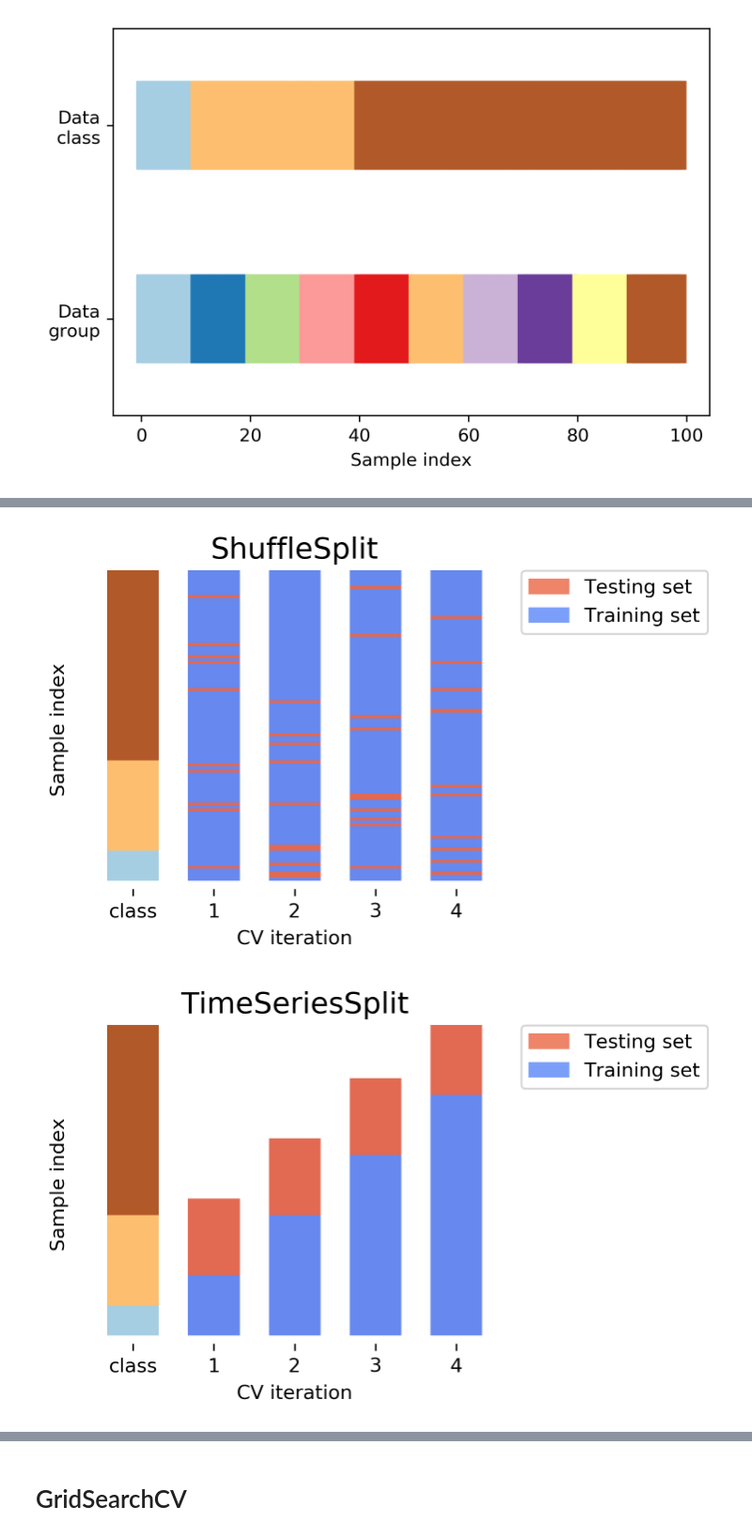
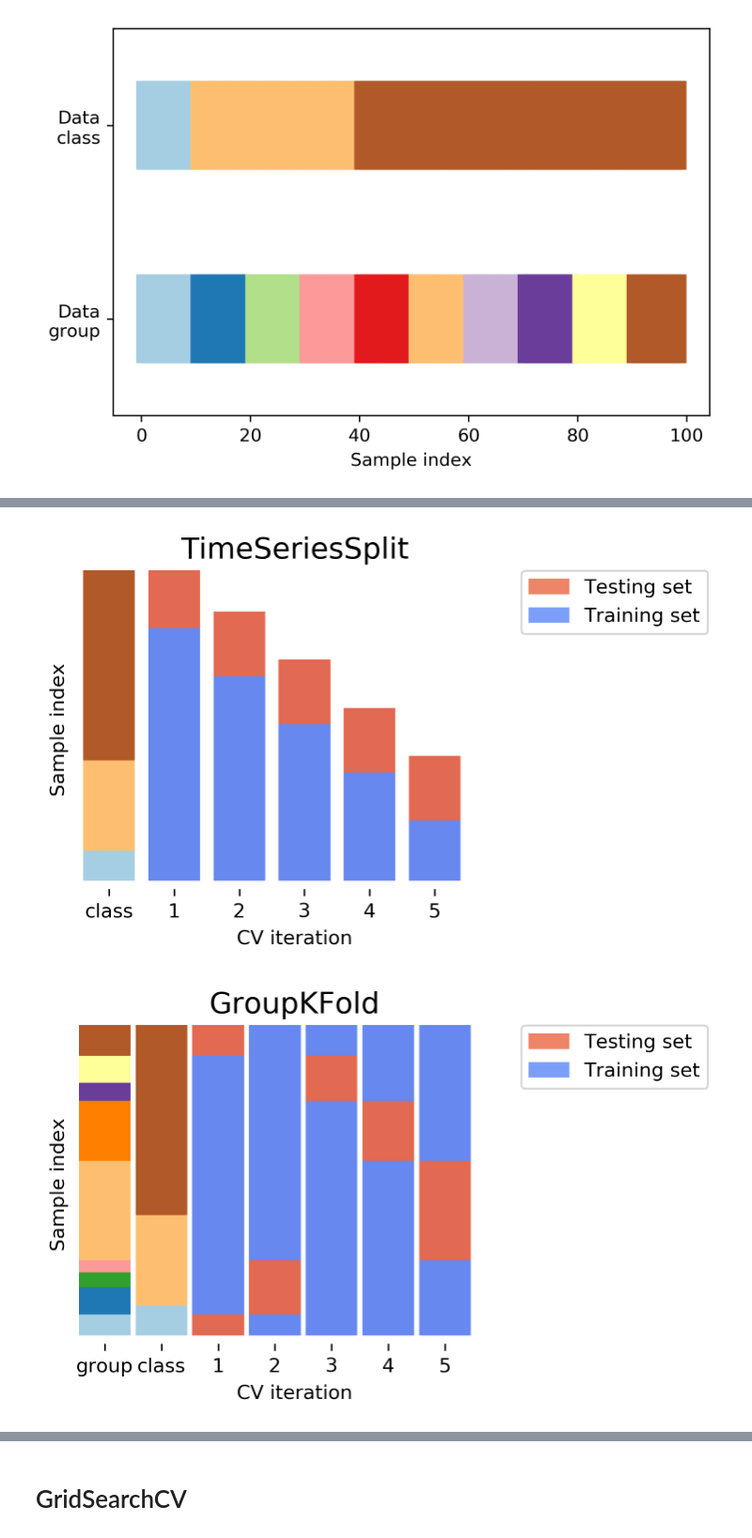
Before and after one commit to amueller/COMS4995-s20, a Jupyter notebook: slides/aml-03-supervised-learning/aml-04-supervised-learning.ipynb, the cells around one changed output, grey strips where cells are left out. Shown at 94% size. Cells and saved outputs as stored; diff of their text form; code cells hidden in the pictures.

```diff
--- a/slides/aml-03-supervised-learning/aml-04-supervised-learning.ipynb
+++ b/slides/aml-03-supervised-learning/aml-04-supervised-learning.ipynb
@@ -328,8 +330,9 @@ visualize_groups(y, groups, 'no groups')
 # %% [output]
 [figure]
 # %%
-def plot_cv_indices(cv, X, y, group, ax, n_splits, lw=10, include_groups=False, s=700, legend=True):
+def plot_cv_indices(cv, X, y, group, ax, lw=10, show_groups=False, s=700, legend=True):
     """Create a sample plot for indices of a cross-validation object."""
+    n_splits = cv.get_n_splits(X, y, group)
 
     # Generate the training/testing visualizations for each CV split
     for ii, (tr, tt) in enumerate(cv.split(X=X, y=y, groups=group)):
@@ -339,24 +342,24 @@ def plot_cv_indices(cv, X, y, group, ax, n_splits, lw=10, include_groups=False,
         indices[tr] = 0
 
         # Visualize the results
-        ax.scatter([n_splits - ii - .5] * len(indices), range(len(indices)),
+        ax.scatter([n_splits - ii - 1] * len(indices), range(len(indices)),
                    c=indices, marker='_', lw=lw, cmap=cmap_cv,
                    vmin=-.2, vmax=1.2, s=s)
 
     # Plot the data classes and groups at the end
-    ax.scatter([ii + 1.5] * len(X), range(len(X)),
+    ax.scatter([-1] * len(X), range(len(X)),
                c=y, marker='_', lw=lw, cmap=cmap_data, s=s)
-    yticklabels = list(range(n_splits, 0, -1)) + ['class']
+    yticklabels = ['class'] + list(range(1, n_splits + 1))
 
-    if include_groups:
-        ax.scatter([ii + 2.5] * len(X), range(len(X)),
+    if show_groups:
+        ax.scatter([-2] * len(X), range(len(X)),
                    c=group, marker='_', lw=lw, cmap=cmap_data, s=s)
-        yticklabels.append('group')
+        yticklabels.insert(0, 'group')
 
     # Formatting
-    ax.set(xticks=np.arange(n_splits+1 + include_groups) + .5, xticklabels=yticklabels,
-           ylabel='Sample index', xlabel="CV iteration",
-           xlim=[n_splits+1.2 + include_groups, -.2], ylim=[-6, 100])
+    ax.set(xticks=np.arange(-1 - show_groups, n_splits), xticklabels=yticklabels,
+            ylabel='Sample index', xlabel="CV iteration",
+            xlim=[-1.5 - show_groups, n_splits+.2], ylim=[-6, 100])
     ax.set_title('{}'.format(type(cv).__name__), fontsize=15)
     if legend:
         ax.legend([Patch(color=cmap_cv(.8)), Patch(color=cmap_cv(.2))],
@@ -385,0 +426,14 @@ plt.savefig("images/stratified_cv.png")
+# %%
+# Generate the class/group data
+n_points = 100
+X = np.random.randn(100, 10)
+
+percentiles_classes = [.1, .3, .6]
+y = np.hstack([[ii] * int(100 * perc)
+               for ii, perc in enumerate(percentiles_classes)])
+
+# Evenly spaced groups repeated once
+rng = np.random.RandomState(42)
+group_prior = rng.dirichlet([2]*10)
+rng.multinomial(100, group_prior)
+groups = np.repeat(np.arange(10), rng.multinomial(100, group_prior))
@@ -386,19 +456,19 @@ plt.savefig("images/stratified_cv.png")
 # %%
 fig, ax = plt.subplots(figsize=(4, 3))
-cv = ShuffleSplit(n_splits)
-plot_cv_indices(cv, X, y, groups, ax, n_splits, s=700)
+cv = TimeSeriesSplit(5)
+plot_cv_indices(cv, X, y, groups, ax, s=700)
 ax.set_ylim((-6, 100))
-plt.savefig("images/shuffle_split_cv.png")
+plt.savefig("images/time_series_cv.png")
 # %% [output]
-[figure, old version]
+[figure, new version]
 # %%
 fig, ax = plt.subplots(figsize=(4, 3))
-cv = TimeSeriesSplit(n_splits)
-plot_cv_indices(cv, X, y, groups, ax, n_splits, s=700)
+cv = GroupKFold(5)
+plot_cv_indices(cv, X, y, groups, ax, s=700, show_groups=True)
 ax.set_ylim((-6, 100))
-plt.savefig("images/time_series_cv.png")
+plt.savefig("images/group_kfold.png")
 # %% [output]
-[figure, old version]
+[figure, new version]
 # %%
 np.set_printoptions(precision=2)
 # %%
```
Also changed, not shown: parts of 12 cells of this notebook, 8 other files.
